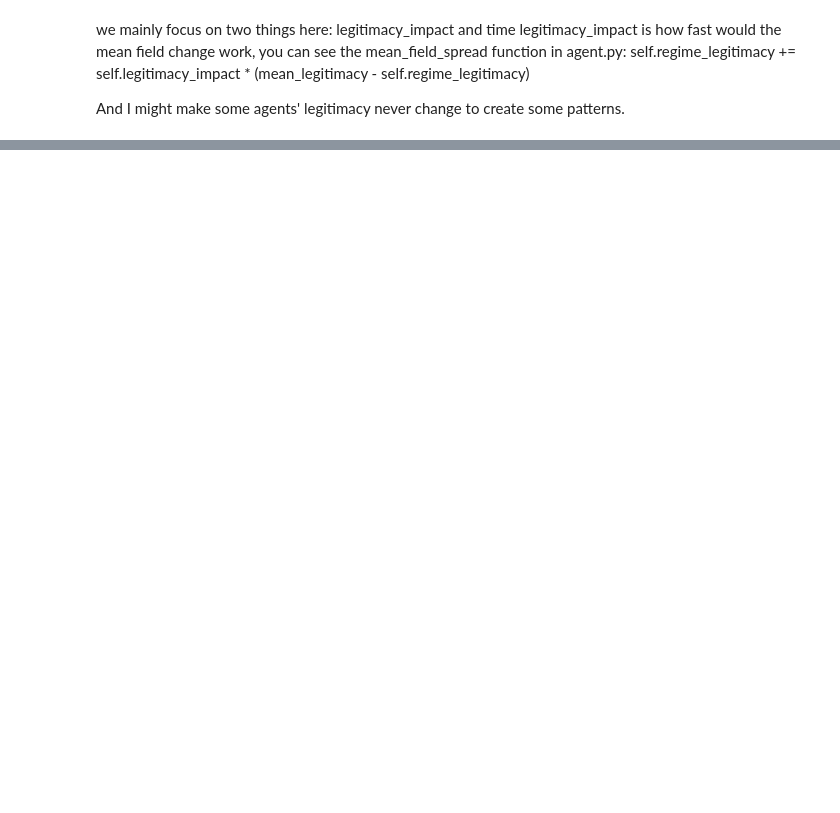
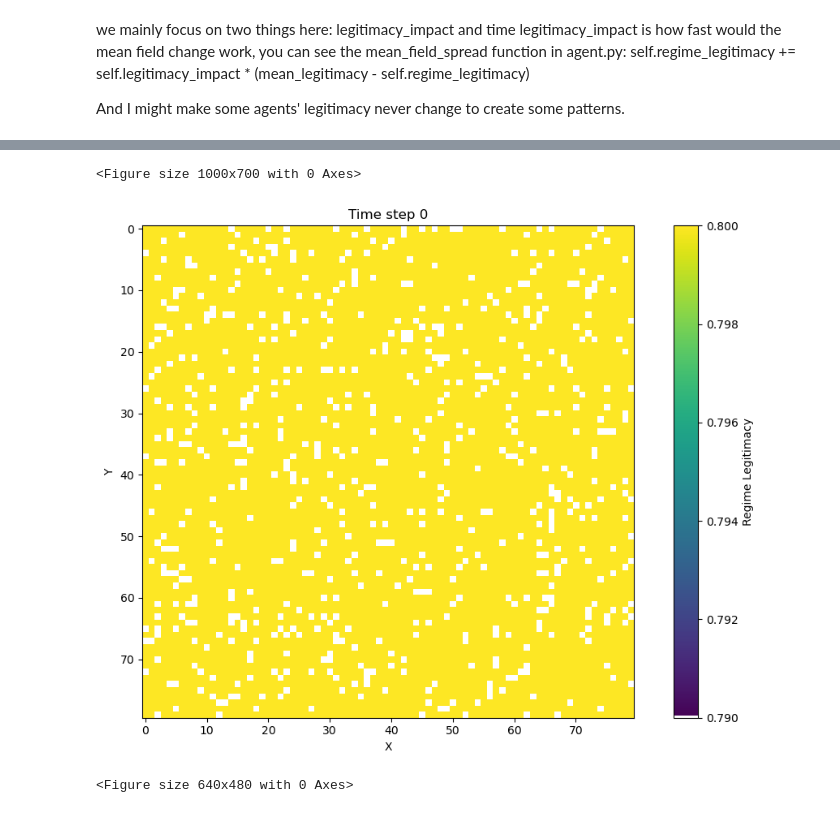
Before and after one commit to yehuihe/epstein_network_civil_violence, a Jupyter notebook: legitimacy.ipynb, the cells around one changed output, grey strips where cells are left out. Saved outputs shown, nothing was run; the diff lists cells and outputs as text; code cells hidden in the pictures; blank space fills up the shorter version.

```diff
--- a/legitimacy.ipynb
+++ b/legitimacy.ipynb
@@ -265,0 +379,13 @@ plt.show()
+# %%
+# Main code execution, about 1m 46s to run
+if __name__ == "__main__":
+    legitimacy_type = "uniform"
+    time_steps = [0]
+    citizen_density=0.7
+    model = create_model(legitimacy_type = legitimacy_type)
+    heatmaps = run_model_and_collect_data(model, time_steps)
+    plot_heatmaps(heatmaps, time_steps)
+# %% [output]
+<Figure size 1000x700 with 0 Axes>
+[figure, added]
+<Figure size 640x480 with 0 Axes>
```
Also changed, not shown: parts of 17 cells of this notebook, 2 other files.
